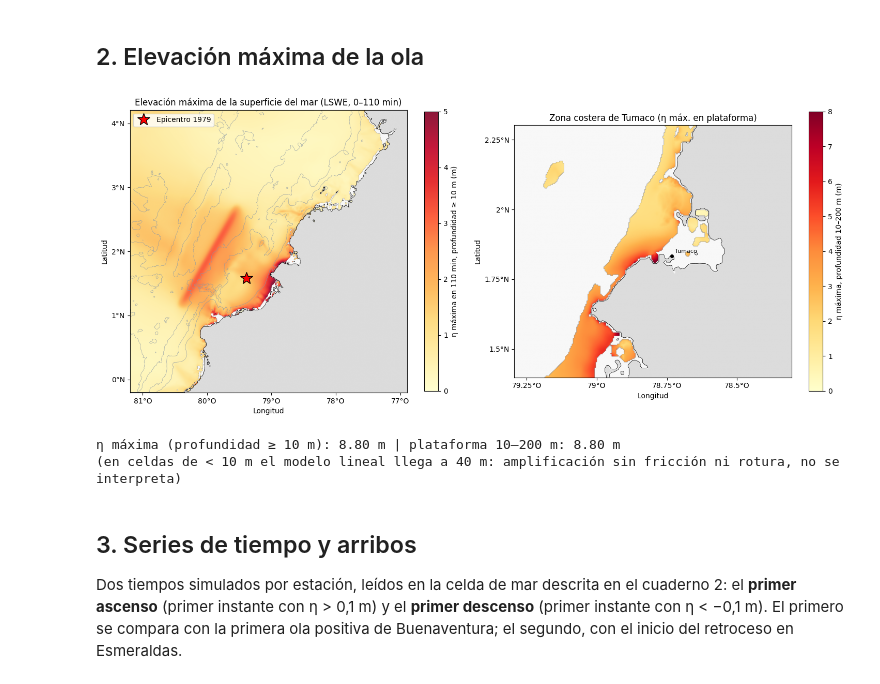
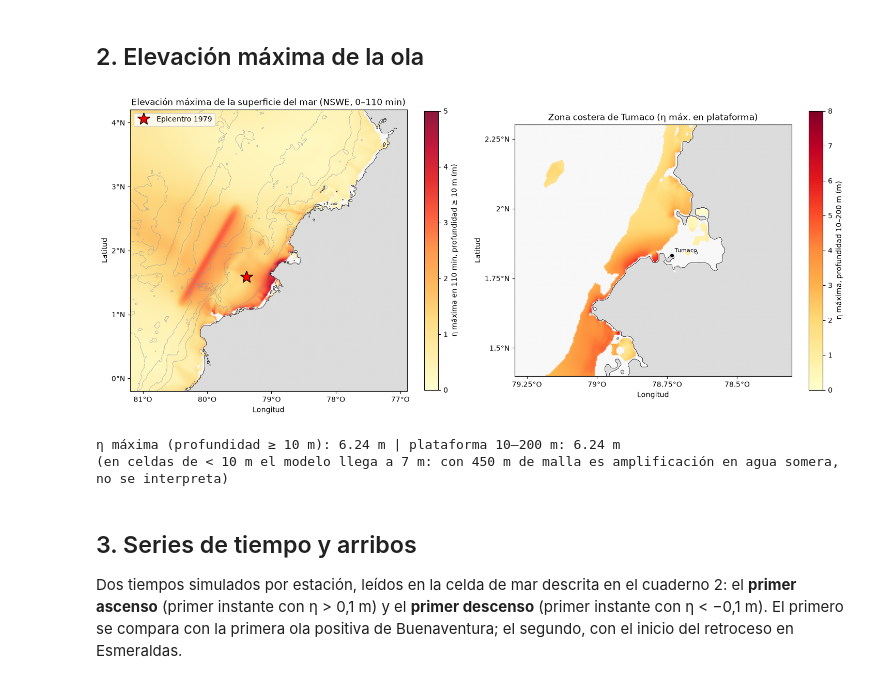
Before and after one commit to scr-ungrd/cuadernos-reproducibles-crc002, a Jupyter notebook: notebooks/03-visualization.ipynb, the cells around one changed output. Saved outputs shown, nothing was run; the diff lists cells and outputs as text; code cells hidden in the pictures.

```diff
--- a/notebooks/03-visualization.ipynb
+++ b/notebooks/03-visualization.ipynb
@@ -137,37 +138,37 @@ Estaciones con las dos fuentes: 2; en todas difieren por un factor de 2.4 a 3.8
 # %%
 def fondo(ax):
     """Dibuja el fondo del mapa: tierra en gris claro y mar en gris más oscuro."""
     ax.imshow(np.where(H > 0, 0.97, 0.86), cmap='gray', vmin=0, vmax=1, extent=ext)
 def costa(ax):
     """Dibuja la línea de costa (contorno de profundidad 0,5 m)."""
     ax.contour(np.linspace(ext[0], ext[1], nx), np.linspace(ext[3], ext[2], ny), H, levels=[0.5], colors='k', linewidths=.5)
 
 fig, axs = plt.subplots(1, 2, figsize=(15, 7.5))
 ax = axs[0]; fondo(ax)
 ax.contour(np.linspace(ext[0], ext[1], nx), np.linspace(ext[3], ext[2], ny), H, levels=[200, 1000, 3000], colors='#8c99a6', linewidths=.4)
 im = ax.imshow(np.where(H >= 10, np.maximum(maxeta, 0), np.nan), cmap='YlOrRd', vmin=0, vmax=5, extent=ext, alpha=.9)
 costa(ax); plt.colorbar(im, ax=ax, shrink=.75, label='η máxima en 110 min, profundidad ≥ 10 m (m)')
 ax.plot(ex / 1e3, ey / 1e3, '*', c='red', mec='k', ms=18, label='Epicentro 1979'); ax.legend(loc='upper left'); ejes_lonlat(ax)
-ax.set_title('Elevación máxima de la superficie del mar (LSWE, 0–110 min)')
+ax.set_title('Elevación máxima de la superficie del mar (NSWE, 0–110 min)')
 
 ax = axs[1]; fondo(ax)
 zona = (H >= 10) & (H < 200)
 im2 = ax.imshow(np.where(zona, np.maximum(maxeta, 0), np.nan), cmap='YlOrRd', vmin=0, vmax=8, extent=ext)
 costa(ax); plt.colorbar(im2, ax=ax, shrink=.75, label='η máxima, profundidad 10–200 m (m)')
 tx, ty = TR.transform(-78.80, 1.85)
 ax.set_xlim(tx / 1e3 - 55, tx / 1e3 + 55); ax.set_ylim(ty / 1e3 - 50, ty / 1e3 + 50)
 for _, r in qc.iterrows():
     x, y = TR.transform(r.lon, r.lat)
     if abs(x - tx) < 55e3 and abs(y - ty) < 50e3:
         ax.plot(x / 1e3, y / 1e3, 'ko', ms=4); ax.annotate(r.estacion, (x / 1e3, y / 1e3), textcoords='offset points', xytext=(4, 4), fontsize=8)
 ejes_lonlat(ax, paso=.25); ax.set_title('Zona costera de Tumaco (η máx. en plataforma)')
 plt.tight_layout(); plt.savefig(WORK / 'max_eta_map.png', dpi=130, bbox_inches='tight'); plt.show()
 print(f'η máxima (profundidad ≥ 10 m): {maxeta[H>=10].max():.2f} m | plataforma 10–200 m: {maxeta[zona].max():.2f} m')
-print(f'(en celdas de < 10 m el modelo lineal llega a {maxeta[H>0].max():.0f} m: amplificación sin fricción ni rotura, no se interpreta)')
+print(f'(en celdas de < 10 m el modelo llega a {maxeta[H>0].max():.0f} m: con 450 m de malla es amplificación en agua somera, no se interpreta)')
 # %% [output]
-[figure, old version]
+[figure, new version]
-η máxima (profundidad ≥ 10 m): 8.80 m | plataforma 10–200 m: 8.80 m
-(en celdas de < 10 m el modelo lineal llega a 40 m: amplificación sin fricción ni rotura, no se interpreta)
+η máxima (profundidad ≥ 10 m): 6.24 m | plataforma 10–200 m: 6.24 m
+(en celdas de < 10 m el modelo llega a 7 m: con 450 m de malla es amplificación en agua somera, no se interpreta)
 # %% [markdown]
 ## 3. Series de tiempo y arribos
 
```
Also changed, not shown: parts of 14 cells of this notebook, 10 other files.
